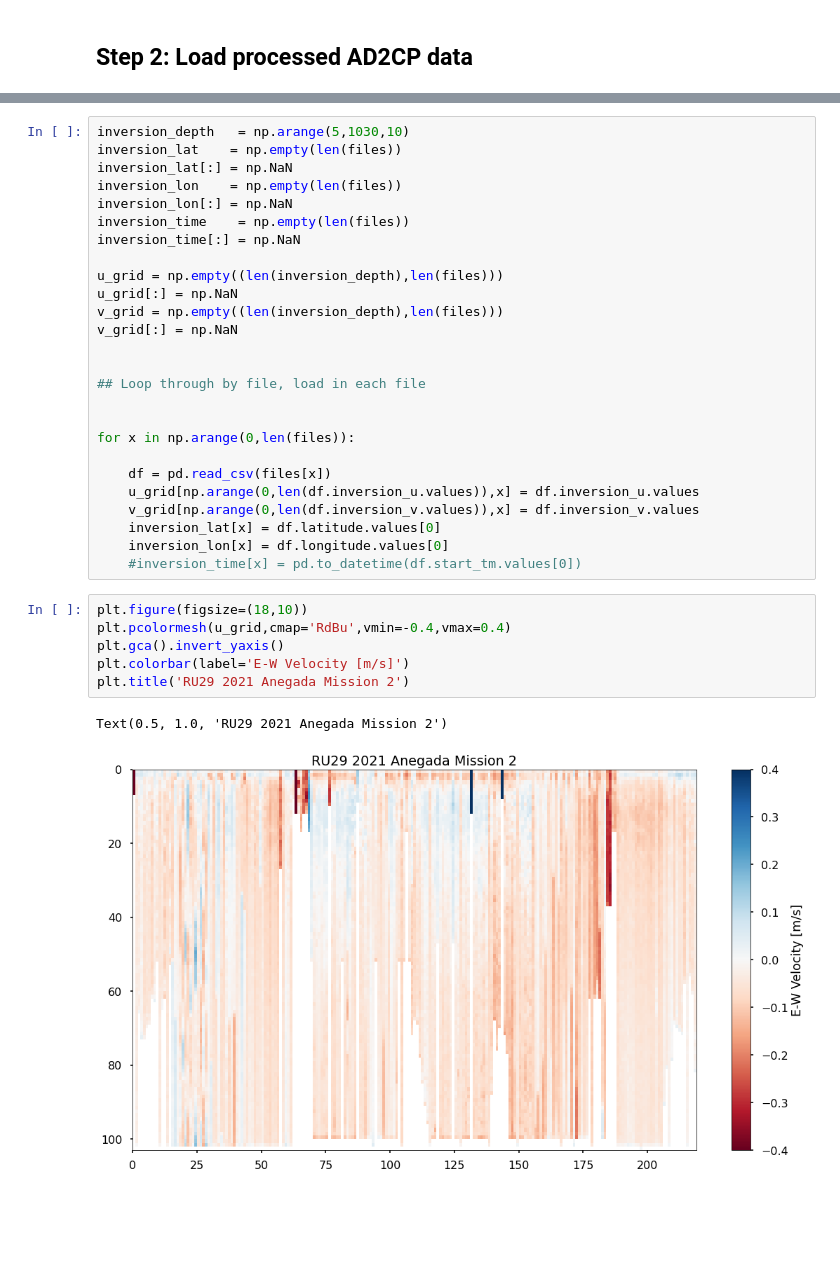
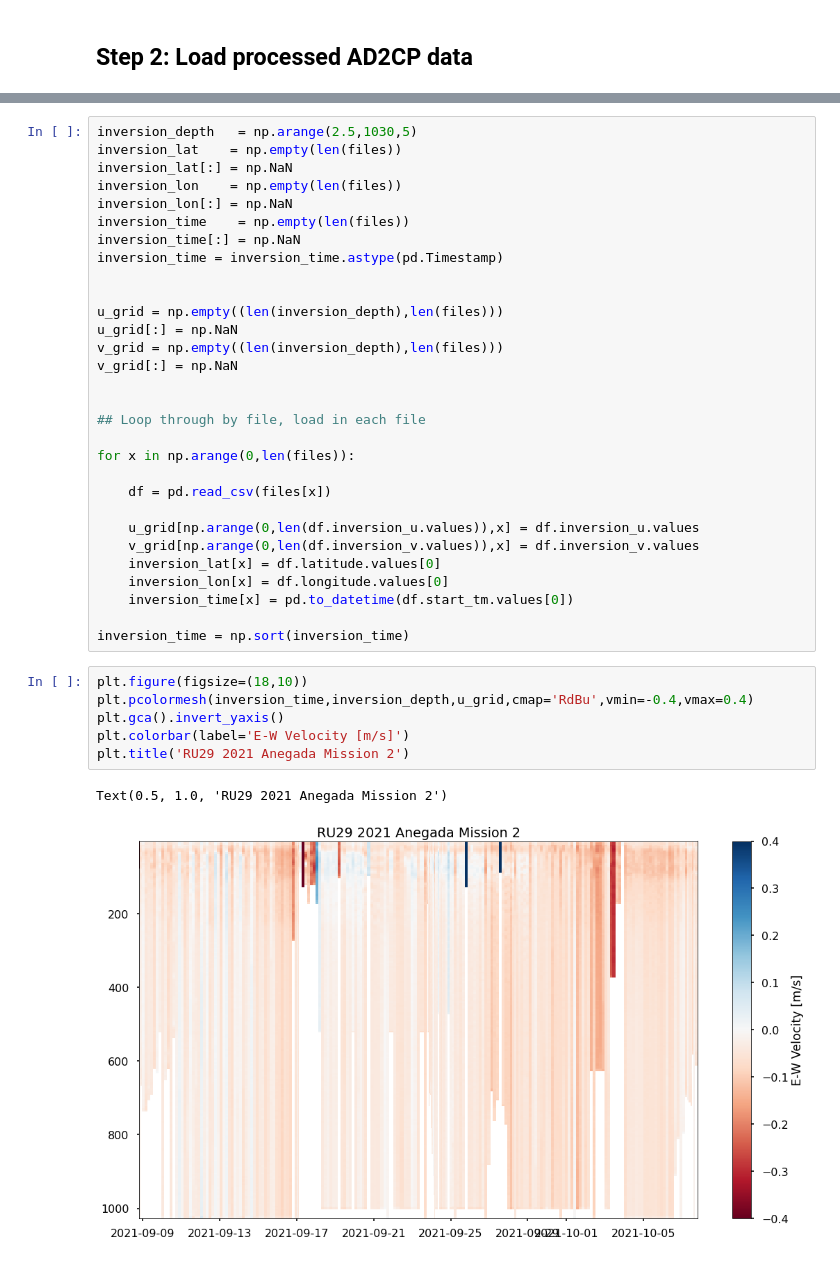
Before and after one commit to JGradone/Slocum-AD2CP, a Jupyter notebook: notebooks/03_Slocum_AD2CP_Analysis_RU29_2021_Mission_2.ipynb, the cells around one changed output, grey strips where cells are left out. Drawn from its saved outputs; the diff is of its cells as text; blank space fills up the shorter version.

```diff
--- a/notebooks/03_Slocum_AD2CP_Analysis_RU29_2021_Mission_2.ipynb
+++ b/notebooks/03_Slocum_AD2CP_Analysis_RU29_2021_Mission_2.ipynb
@@ -89,11 +89,13 @@ df
 # %%
-inversion_depth   = np.arange(5,1030,10)
+inversion_depth   = np.arange(2.5,1030,5)
 inversion_lat    = np.empty(len(files))
 inversion_lat[:] = np.NaN
 inversion_lon    = np.empty(len(files))
 inversion_lon[:] = np.NaN
 inversion_time    = np.empty(len(files))
 inversion_time[:] = np.NaN
+inversion_time = inversion_time.astype(pd.Timestamp)
+
 
 u_grid = np.empty((len(inversion_depth),len(files)))
 u_grid[:] = np.NaN
@@ -103,21 +105,23 @@ v_grid[:] = np.NaN
 
 ## Loop through by file, load in each file
 
-
 for x in np.arange(0,len(files)):
 
     df = pd.read_csv(files[x])
+
     u_grid[np.arange(0,len(df.inversion_u.values)),x] = df.inversion_u.values
     v_grid[np.arange(0,len(df.inversion_v.values)),x] = df.inversion_v.values
     inversion_lat[x] = df.latitude.values[0]
     inversion_lon[x] = df.longitude.values[0]
-    #inversion_time[x] = pd.to_datetime(df.start_tm.values[0])
+    inversion_time[x] = pd.to_datetime(df.start_tm.values[0])
+
+inversion_time = np.sort(inversion_time)
 # %%
 plt.figure(figsize=(18,10))
-plt.pcolormesh(u_grid,cmap='RdBu',vmin=-0.4,vmax=0.4)
+plt.pcolormesh(inversion_time,inversion_depth,u_grid,cmap='RdBu',vmin=-0.4,vmax=0.4)
 plt.gca().invert_yaxis()
 plt.colorbar(label='E-W Velocity [m/s]')
 plt.title('RU29 2021 Anegada Mission 2')
 # %% [output]
 Text(0.5, 1.0, 'RU29 2021 Anegada Mission 2')
-[figure, old version]
+[figure, new version]
```
Also changed, not shown: parts of 2 cells of this notebook, 7 other files.
